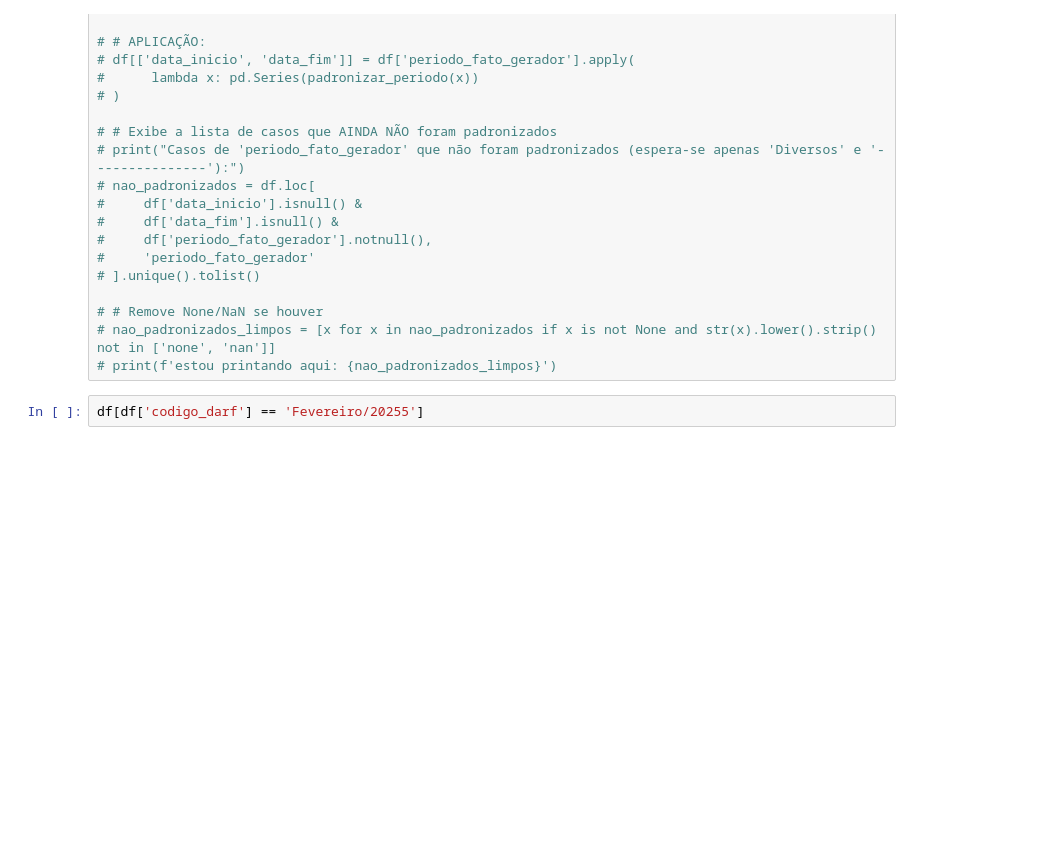
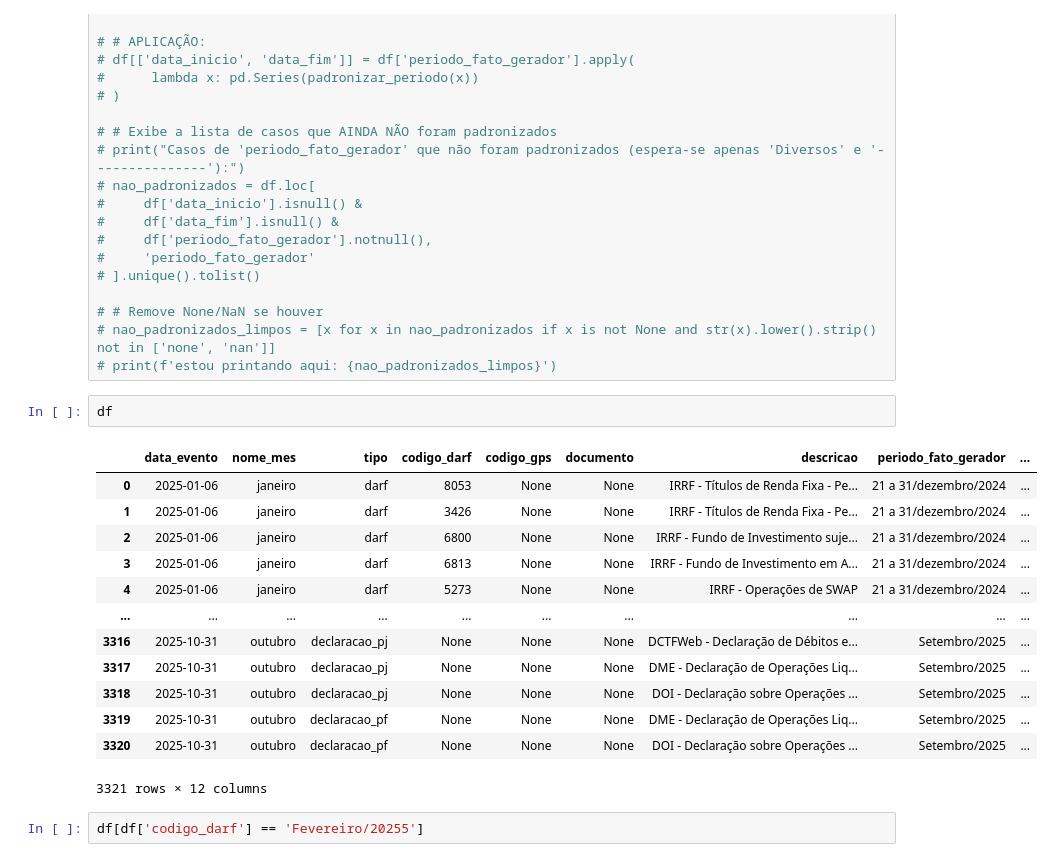
Before and after one commit to silvaBreno/alura-engenharia-dados, a Jupyter notebook: pipeline-agenda-tributaria/notebooks/exploracao_dados.ipynb, the cells around one changed output. Saved outputs shown, nothing was run; the diff lists cells and outputs as text; blank space fills up the shorter version.

```diff
--- a/pipeline-agenda-tributaria/notebooks/exploracao_dados.ipynb
+++ b/pipeline-agenda-tributaria/notebooks/exploracao_dados.ipynb
@@ -851,6 +870,22 @@ df[['data_inicio', 'data_fim']] = df['periodo_fato_gerador'].apply(
 # # Remove None/NaN se houver
 # nao_padronizados_limpos = [x for x in nao_padronizados if x is not None and str(x).lower().strip() not in ['none', 'nan']]
 # print(f'estou printando aqui: {nao_padronizados_limpos}')
+# %%
+df
+# %% [output]
+|  | data_evento | nome_mes | tipo | codigo_darf | codigo_gps | documento | descricao | periodo_fato_gerador | ... |
+| 0 | 2025-01-06 | janeiro | darf | 8053 | None | None | IRRF - Títulos de Renda Fixa - Pe... | 21 a 31/dezembro/2024 | ... |
+| 1 | 2025-01-06 | janeiro | darf | 3426 | None | None | IRRF - Títulos de Renda Fixa - Pe... | 21 a 31/dezembro/2024 | ... |
+| 2 | 2025-01-06 | janeiro | darf | 6800 | None | None | IRRF - Fundo de Investimento suje... | 21 a 31/dezembro/2024 | ... |
+| 3 | 2025-01-06 | janeiro | darf | 6813 | None | None | IRRF - Fundo de Investimento em A... | 21 a 31/dezembro/2024 | ... |
+| 4 | 2025-01-06 | janeiro | darf | 5273 | None | None | IRRF - Operações de SWAP | 21 a 31/dezembro/2024 | ... |
+| ... | ... | ... | ... | ... | ... | ... | ... | ... | ... |
+| 3316 | 2025-10-31 | outubro | declaracao_pj | None | None | None | DCTFWeb - Declaração de Débitos e... | Setembro/2025 | ... |
+| 3317 | 2025-10-31 | outubro | declaracao_pj | None | None | None | DME - Declaração de Operações Liq... | Setembro/2025 | ... |
+| 3318 | 2025-10-31 | outubro | declaracao_pj | None | None | None | DOI - Declaração sobre Operações ... | Setembro/2025 | ... |
+| 3319 | 2025-10-31 | outubro | declaracao_pf | None | None | None | DME - Declaração de Operações Liq... | Setembro/2025 | ... |
+| 3320 | 2025-10-31 | outubro | declaracao_pf | None | None | None | DOI - Declaração sobre Operações ... | Setembro/2025 | ... |
+3321 rows × 12 columns
 # %%
 df[df['codigo_darf'] == 'Fevereiro/20255']
 # %% [output]
```
Also changed, not shown: parts of 28 cells of this notebook, 6 other files.
